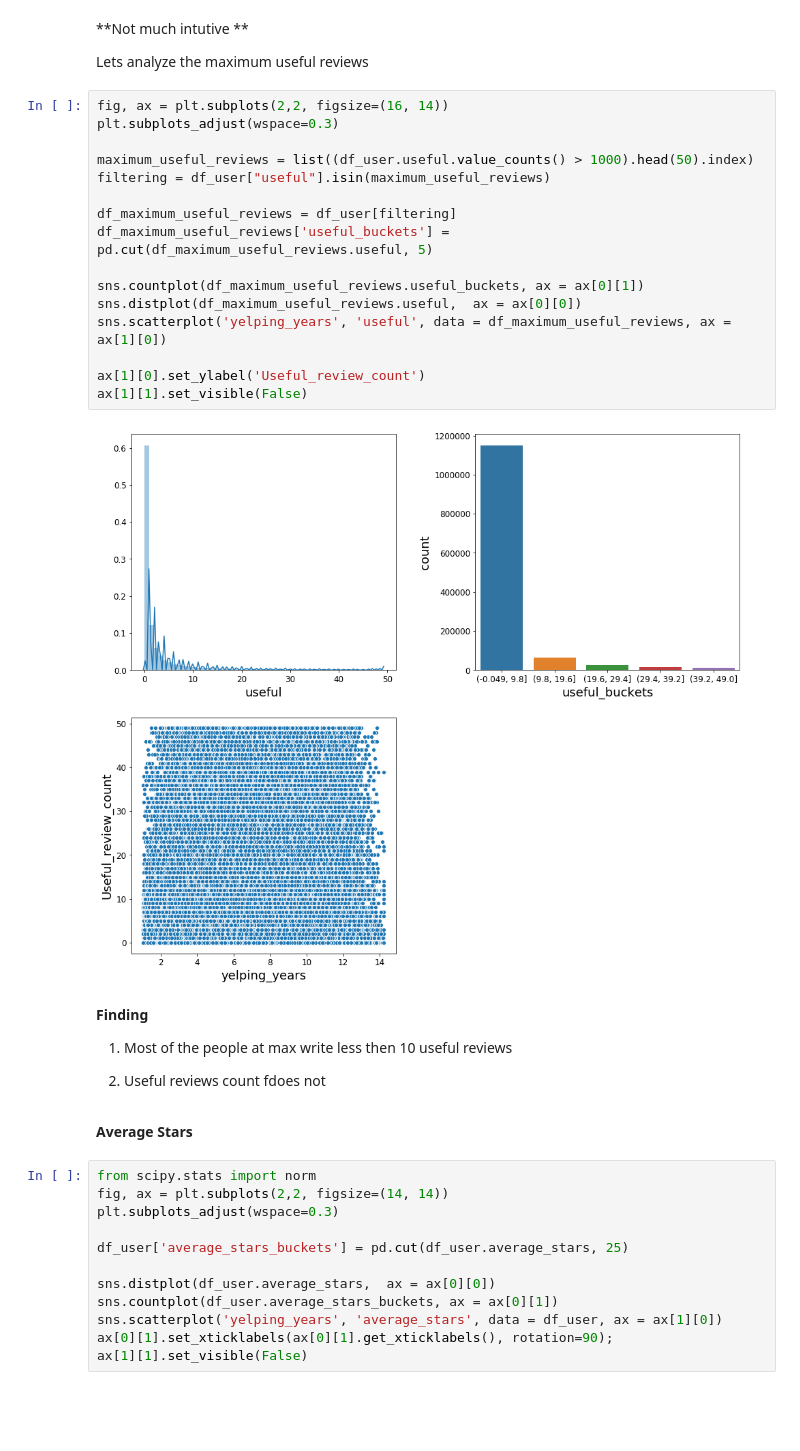
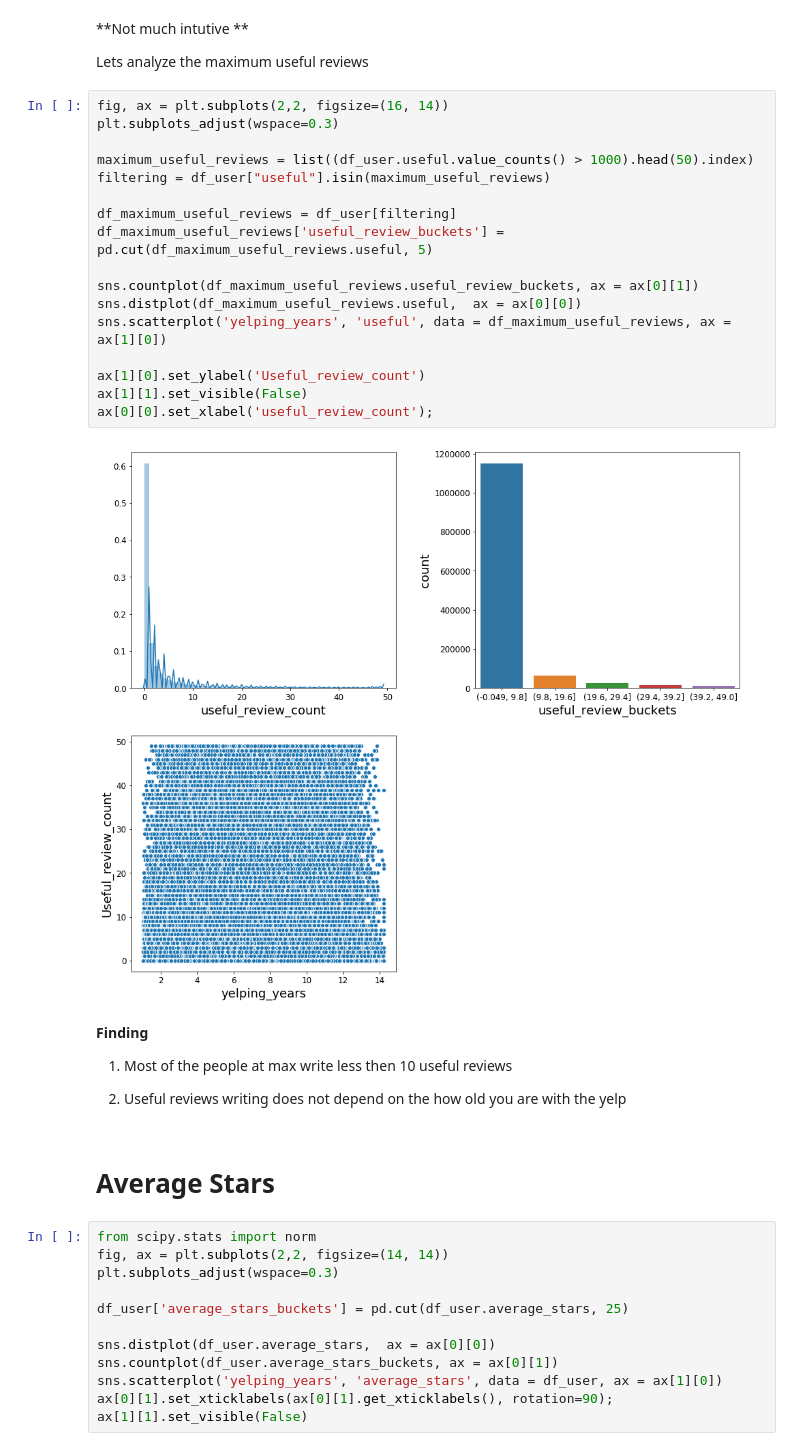
Before and after one commit to rajatgermany/data, a Jupyter notebook: DataExploration.ipynb, the cells around one changed output. Cells and saved outputs as stored; diff of their text form; blank space fills up the shorter version.

```diff
--- a/DataExploration.ipynb
+++ b/DataExploration.ipynb
@@ -336,29 +338,30 @@ Lets analyze the maximum useful reviews
 # %%
 fig, ax = plt.subplots(2,2, figsize=(16, 14))
 plt.subplots_adjust(wspace=0.3)
 
 maximum_useful_reviews = list((df_user.useful.value_counts() > 1000).head(50).index)
 filtering = df_user["useful"].isin(maximum_useful_reviews)
 
 df_maximum_useful_reviews = df_user[filtering]
-df_maximum_useful_reviews['useful_buckets'] = pd.cut(df_maximum_useful_reviews.useful, 5)
+df_maximum_useful_reviews['useful_review_buckets'] = pd.cut(df_maximum_useful_reviews.useful, 5)
 
-sns.countplot(df_maximum_useful_reviews.useful_buckets, ax = ax[0][1])
+sns.countplot(df_maximum_useful_reviews.useful_review_buckets, ax = ax[0][1])
 sns.distplot(df_maximum_useful_reviews.useful,  ax = ax[0][0])
 sns.scatterplot('yelping_years', 'useful', data = df_maximum_useful_reviews, ax = ax[1][0])
 
 ax[1][0].set_ylabel('Useful_review_count')
 ax[1][1].set_visible(False)
+ax[0][0].set_xlabel('useful_review_count');
 # %% [output]
-[figure, old version]
+[figure, new version]
 # %% [markdown]
 **Finding**
 
 1. Most of the  people  at max write less then 10 useful reviews
 
-2. Useful reviews count fdoes not
+2. Useful reviews writing does not depend on the how old you are with the yelp
 # %% [markdown]
-**Average Stars**
+# **Average Stars**
 # %%
 from scipy.stats import norm
 fig, ax = plt.subplots(2,2, figsize=(14, 14))
```
Also changed, not shown: parts of 18 cells of this notebook.
